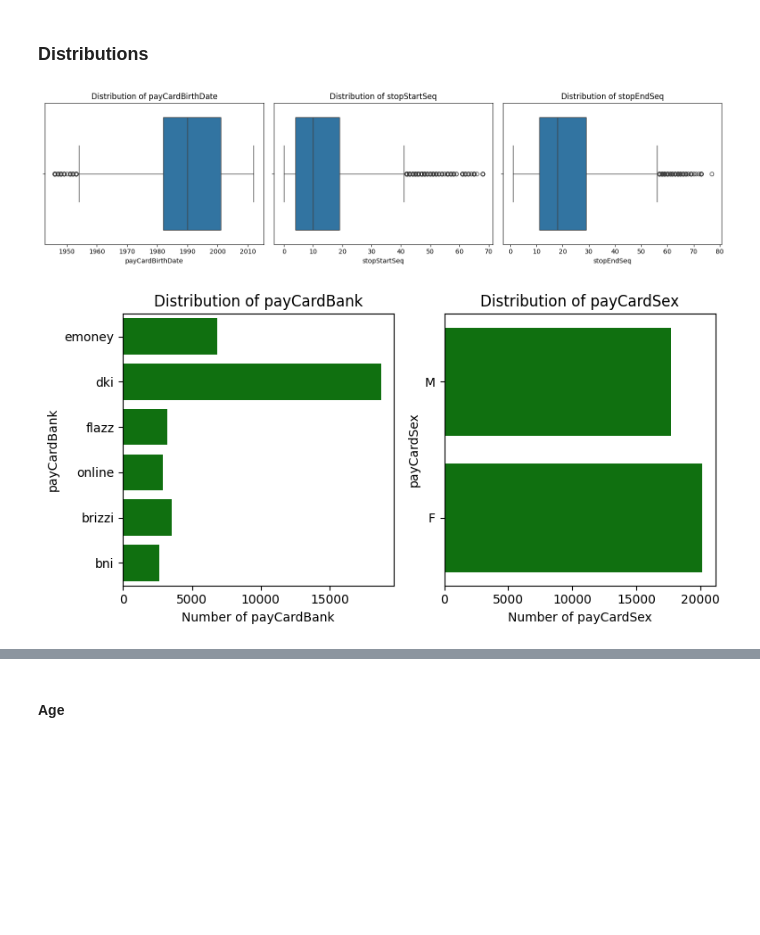
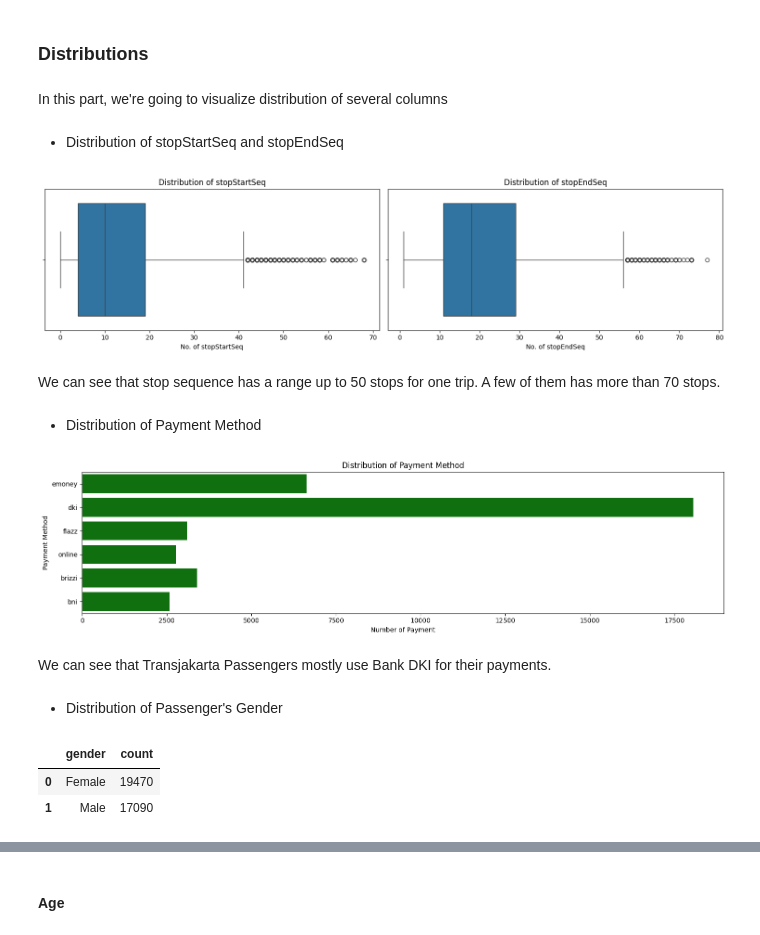
Before and after one commit to erlme/transjakarta, a Jupyter notebook: transjakarta_analysis.ipynb, the cells around one changed output, grey strips where cells are left out. Cells and saved outputs as stored; diff of their text form; code cells hidden in the pictures; blank space fills up the shorter version.

Commit message:
Update transjakarta_analysis.ipynb
Add explanation, conclusion, & recommendation

```diff
--- a/transjakarta_analysis.ipynb
+++ b/transjakarta_analysis.ipynb
@@ -671,0 +903,3 @@ Timedelta('0 days 03:50:00')
+# %%
+dft['seqInterval'] = dft['stopEndSeq'] - dft['stopStartSeq'] # interval between stops
+display(dft['seqInterval'].min(),dft['seqInterval'].max())
@@ -671,0 +909,3 @@ Timedelta('0 days 03:50:00')
+# %%
+dft['avgSeqTime'] = (dft['travelTime'].dt.total_seconds()/60) /dft['seqInterval'] # average time between stops
+display(dft['avgSeqTime'].min(),dft['avgSeqTime'].max())
@@ -745,9 +997,13 @@ Timestamp('2023-04-30 23:23:18')
 # %% [markdown]
 ### Distributions
+# %% [markdown]
+In this part, we're going to visualize distribution of several columns
+# %% [markdown]
+* Distribution of stopStartSeq and stopEndSeq
 # %%
-numerical_cols = ['payCardBirthDate', 'stopStartSeq','stopEndSeq']
+numerical_cols = ['stopStartSeq','stopEndSeq']
 
-num_cols = 3
+num_cols = 2
 num_rows = (len(numerical_cols) + num_cols - 1) // num_cols
 # %%
 plt.figure(figsize=(15, num_rows * 4))
@@ -756,28 +1012,39 @@ for i, col in enumerate(numerical_cols):
     plt.subplot(num_rows, num_cols, i + 1)
     sns.boxplot(df[col],orient='h')
     plt.title(f'Distribution of {col}')
-    plt.xlabel(col)
+    plt.xlabel(f'No. of {col}')
 
 plt.tight_layout()
 plt.show()
 # %% [output]
-[figure, old version]
+[figure, new version]
-# %%
-categorical_cols = ['payCardBank','payCardSex']
-
-num_cols = 4
-num_rows = (len(categorical_cols) + num_cols - 1) // num_cols
+# %% [markdown]
+We can see that stop sequence has a range up to 50 stops for one trip. A few of them has more than 70 stops.
+# %% [markdown]
+* Distribution of Payment Method
 # %%
 plt.figure(figsize=(15, num_rows * 4))
 
-for i, col in enumerate(categorical_cols):
-    plt.subplot(num_rows, num_cols, i + 1)
-    sns.countplot(df[col], color='green')
-    plt.title(f'Distribution of {col}')
-    plt.xlabel(f'Number of {col}')
-    plt.ylabel(col)
+sns.countplot(dft['payCardBank'], color='green')
+plt.title(f'Distribution of Payment Method')
+plt.xlabel(f'Number of Payment')
+plt.ylabel('Payment Method')
 
 plt.tight_layout()
 plt.show()
 # %% [output]
-[figure, old version]
+[figure, new version]
+# %% [markdown]
+We can see that Transjakarta Passengers mostly use Bank DKI for their payments.
+# %% [markdown]
+* Distribution of Passenger's Gender
+# %%
+gender = dft['payCardSex'].value_counts()
+gender = gender.reset_index()
+gender.columns = ['gender', 'count']
+gender['gender'] = ['Female','Male']
+gender
+# %% [output]
+|  | gender | count |
+| 0 | Female | 19470 |
+| 1 | Male | 17090 |
```
Also changed, not shown: parts of 211 cells of this notebook.
